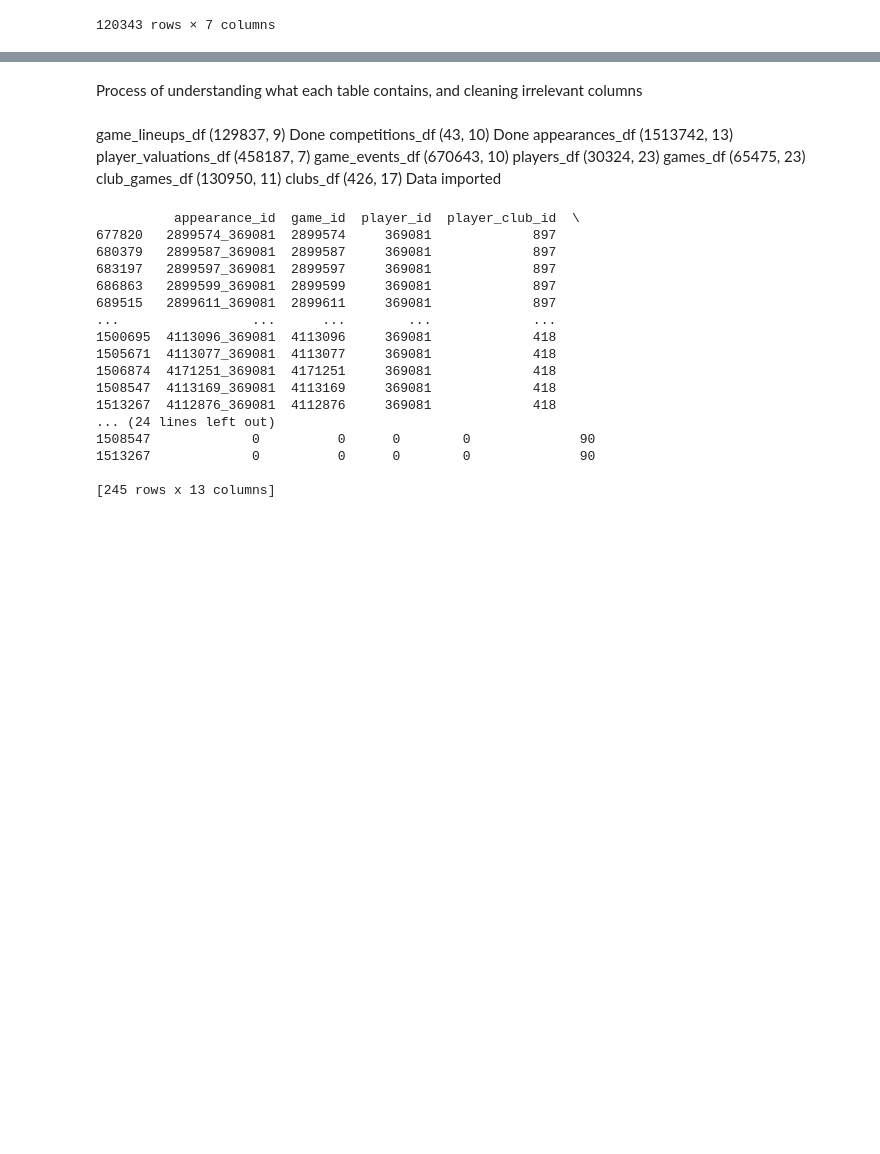
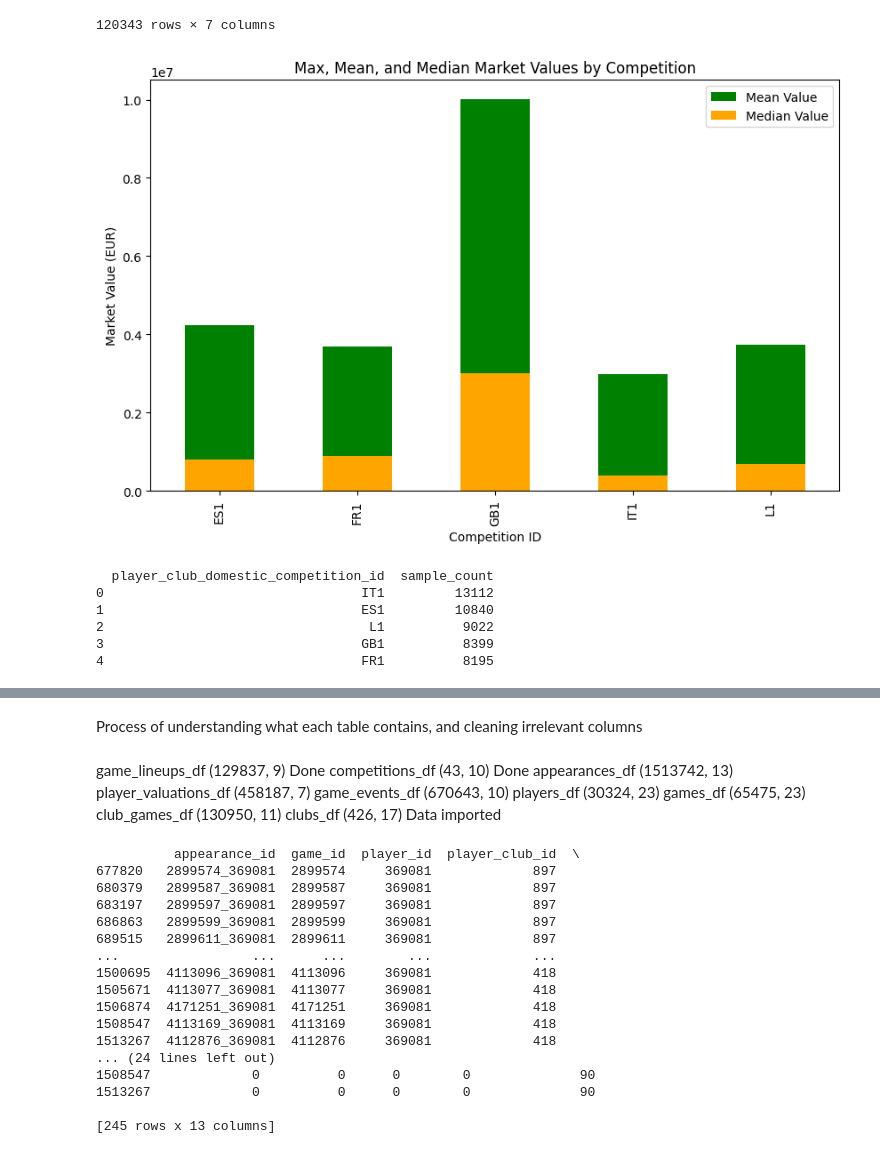
Before and after one commit to rogoran/transferValuationProject, a Jupyter notebook: feature-pipeline.ipynb, the cells around one changed output, grey strips where cells are left out. Cells and saved outputs as stored; diff of their text form; code cells hidden in the pictures; blank space fills up the shorter version.

```diff
--- a/feature-pipeline.ipynb
+++ b/feature-pipeline.ipynb
@@ -120,3 +120,48 @@ player_valuations_df
 | 458185 | 1041600 | 2023-12-05 | 2023-12-05 00:00:00 | 2023-12-04 | 100000 | 43.0 | SC1 |
 | 458186 | 405676 | 2023-12-19 | 2023-12-19 00:00:00 | 2023-12-18 | 50000 | 23826.0 | L1 |
 120343 rows × 7 columns
+# %%
+selected_competitions = ['ES1', 'FR1', 'IT1', 'GB1', 'L1']
+filtered_df = player_valuations_df[player_valuations_df['player_club_domestic_competition_id'].isin(selected_competitions)]
+
+# Group by player_club_domestic_competition_id and calculate max, mean, and average
+result_df = filtered_df.groupby('player_club_domestic_competition_id').agg({
+    'market_value_in_eur': ['max', 'mean', 'median']
+}).reset_index()
+# %%
+result_df.columns = ['player_club_domestic_competition_id', 'max_value', 'mean_value', 'median_value']
+
+# Plot the results
+fig, ax = plt.subplots(figsize=(10, 6))
+
+# Plot max values
+#result_df.plot(x='player_club_domestic_competition_id', y='max_value', kind='bar', ax=ax, color='blue', label='Max Value')
+
+# Plot mean values
+result_df.plot(x='player_club_domestic_competition_id', y='mean_value', kind='bar', ax=ax, color='green', label='Mean Value')
+
+# Plot median values
+result_df.plot(x='player_club_domestic_competition_id', y='median_value', kind='bar', ax=ax, color='orange', label='Median Value')
+
+# Set labels and title
+ax.set_xlabel('Competition ID')
+ax.set_ylabel('Market Value (EUR)')
+ax.set_title('Max, Mean, and Median Market Values by Competition')
+
+# Show the plot
+plt.show()
+# %% [output]
+[figure, added]
+# %%
+count_df = filtered_df['player_club_domestic_competition_id'].value_counts().reset_index()
+count_df.columns = ['player_club_domestic_competition_id', 'sample_count']
+
+# Display the result
+print(count_df)
+# %% [output]
+  player_club_domestic_competition_id  sample_count
+0                                 IT1         13112
+1                                 ES1         10840
+2                                  L1          9022
+3                                 GB1          8399
+4                                 FR1          8195
```
Also changed, not shown: parts of 5 cells of this notebook.
